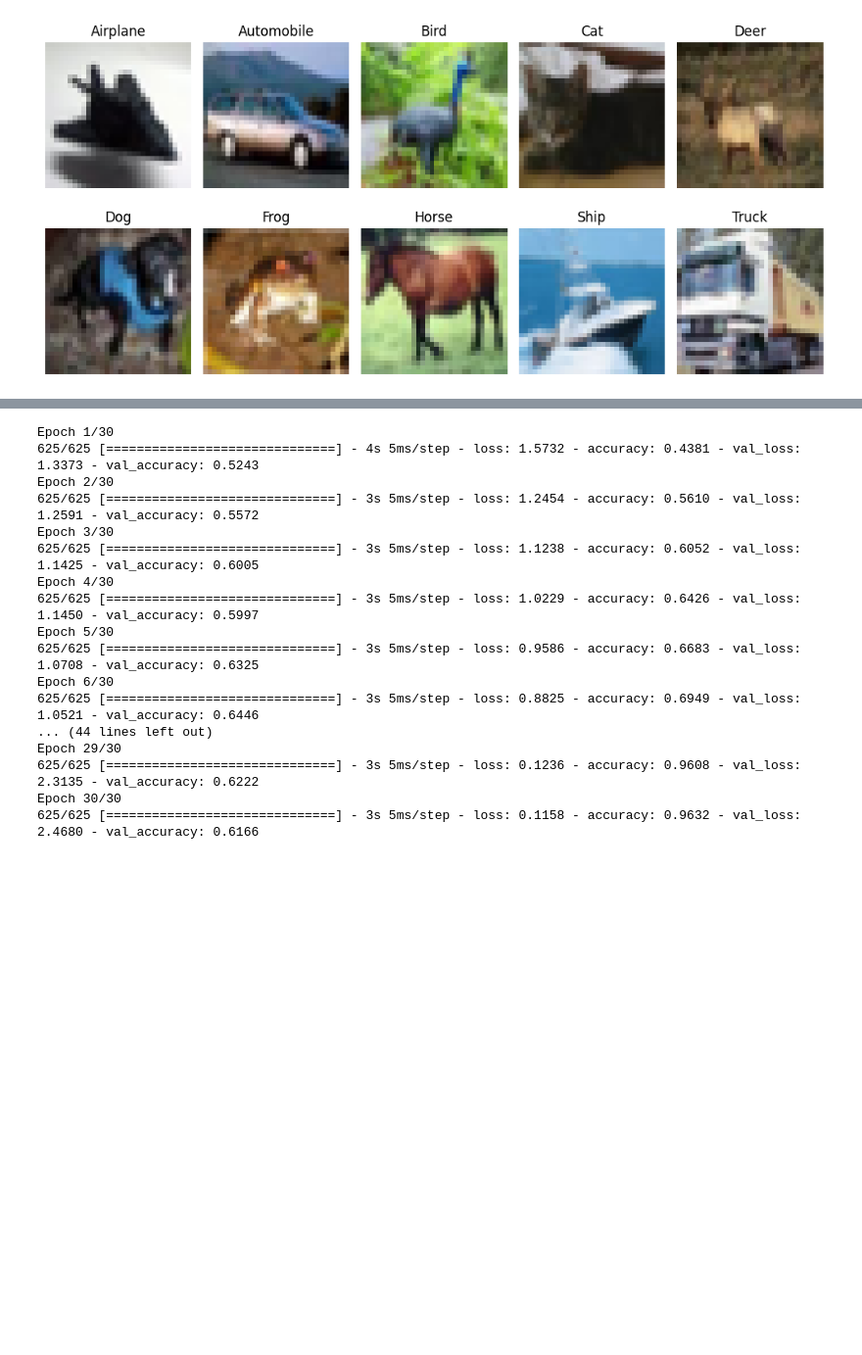
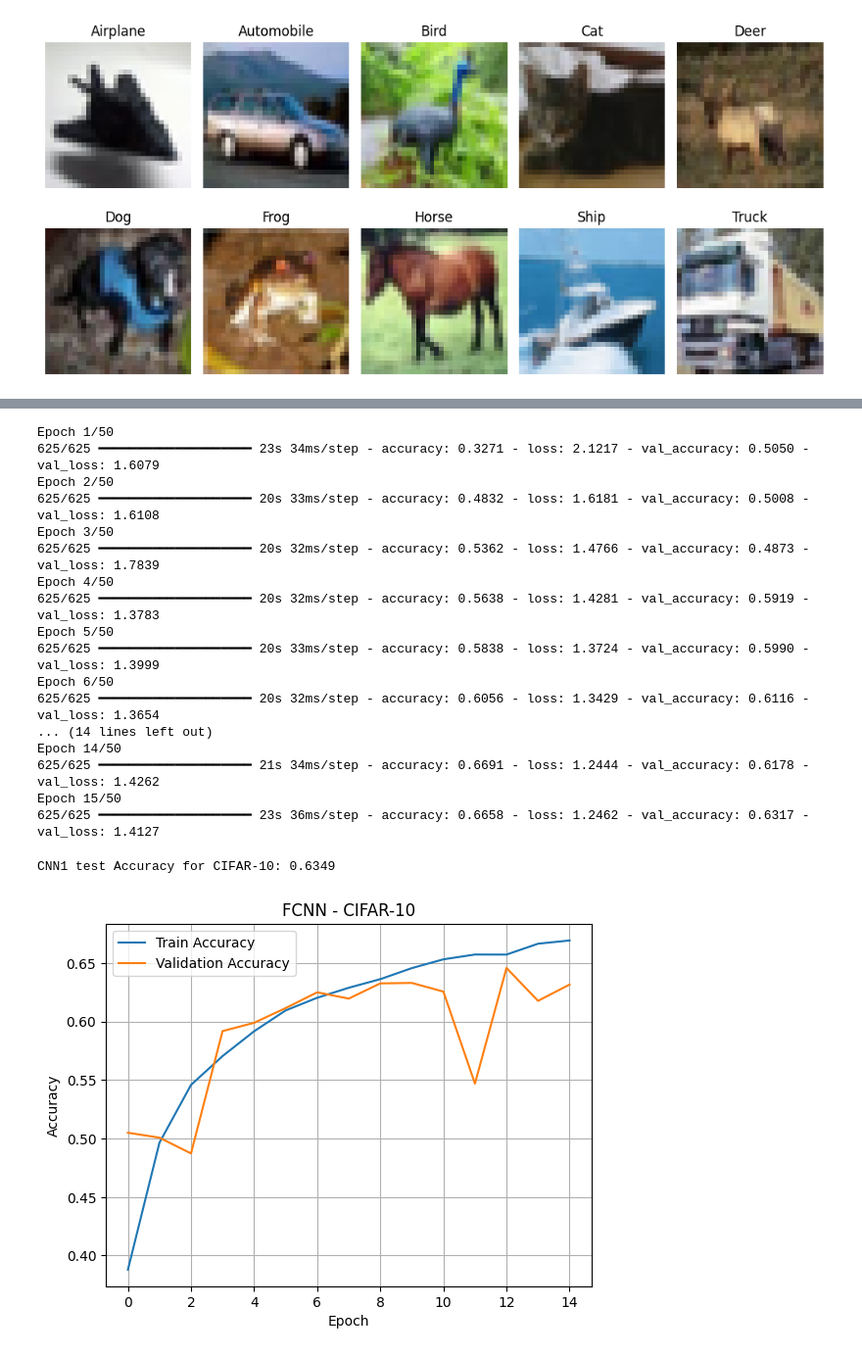
Before and after one commit to SouriRishik/DLT-Lab-Programs, a Jupyter notebook: WEEK3/230968004_Souri_Week3.ipynb, the cells around one changed output, grey strips where cells are left out. Shown at 98% size. Cells and saved outputs as stored; diff of their text form; code cells hidden in the pictures; blank space fills up the shorter version.

```diff
--- a/WEEK3/230968004_Souri_Week3.ipynb
+++ b/WEEK3/230968004_Souri_Week3.ipynb
@@ -339,33 +367,65 @@ plt.show()
 # %%
 cnn1_cifar = Sequential([
-    Conv2D(32, (5, 5), strides=1, padding='valid', activation='relu', input_shape=(32, 32, 3)),
+    Conv2D(32, (5, 5), strides=1, padding='valid', activation='relu',
+           kernel_regularizer=regularizers.l2(0.001),
+           input_shape=(32, 32, 3)),
+    BatchNormalization(),
+
     MaxPooling2D(pool_size=(2, 2), strides=2),
+
     Flatten(),
-    Dense(100, activation='relu'),
+    Dense(100, activation='relu', kernel_regularizer=regularizers.l2(0.001)),
+    Dropout(0.5),
+
     Dense(10, activation='softmax')
 ])
-
-cnn1_cifar.compile(optimizer='adam', loss='categorical_crossentropy', metrics=['accuracy'])
-
-history_cnn1_cifar = cnn1_cifar.fit(x_train_cifar, y_train_cifar_cat,
-                                    epochs=30, validation_split=0.2, batch_size=64)
+cnn1_cifar.compile(
+    optimizer=Adam(learning_rate=0.0008),
+    loss="categorical_crossentropy",
+    metrics=["accuracy"]
+)
+early_stop = EarlyStopping(monitor='val_loss', patience=6, restore_best_weights=True)
+history_cnn1_cifar = cnn1_cifar.fit(
+    x_train_cifar, y_train_cifar_cat,
+    epochs=50,
+    validation_split=0.2,
+    batch_size=64,
+    callbacks=[early_stop],
+    verbose=1
+)
 # %% [output]
-Epoch 1/30
-625/625 [==============================] - 4s 5ms/step - loss: 1.5732 - accuracy: 0.4381 - val_loss: 1.3373 - val_accuracy: 0.5243
-Epoch 2/30
-625/625 [==============================] - 3s 5ms/step - loss: 1.2454 - accuracy: 0.5610 - val_loss: 1.2591 - val_accuracy: 0.5572
-Epoch 3/30
-625/625 [==============================] - 3s 5ms/step - loss: 1.1238 - accuracy: 0.6052 - val_loss: 1.1425 - val_accuracy: 0.6005
-Epoch 4/30
-625/625 [==============================] - 3s 5ms/step - loss: 1.0229 - accuracy: 0.6426 - val_loss: 1.1450 - val_accuracy: 0.5997
-Epoch 5/30
-625/625 [==============================] - 3s 5ms/step - loss: 0.9586 - accuracy: 0.6683 - val_loss: 1.0708 - val_accuracy: 0.6325
-Epoch 6/30
-625/625 [==============================] - 3s 5ms/step - loss: 0.8825 - accuracy: 0.6949 - val_loss: 1.0521 - val_accuracy: 0.6446
-... (44 lines left out)
-Epoch 29/30
-625/625 [==============================] - 3s 5ms/step - loss: 0.1236 - accuracy: 0.9608 - val_loss: 2.3135 - val_accuracy: 0.6222
-Epoch 30/30
-625/625 [==============================] - 3s 5ms/step - loss: 0.1158 - accuracy: 0.9632 - val_loss: 2.4680 - val_accuracy: 0.6166
+Epoch 1/50
+625/625 ━━━━━━━━━━━━━━━━━━━━ 23s 34ms/step - accuracy: 0.3271 - loss: 2.1217 - val_accuracy: 0.5050 - val_loss: 1.6079
+Epoch 2/50
+625/625 ━━━━━━━━━━━━━━━━━━━━ 20s 33ms/step - accuracy: 0.4832 - loss: 1.6181 - val_accuracy: 0.5008 - val_loss: 1.6108
+Epoch 3/50
+625/625 ━━━━━━━━━━━━━━━━━━━━ 20s 32ms/step - accuracy: 0.5362 - loss: 1.4766 - val_accuracy: 0.4873 - val_loss: 1.7839
+Epoch 4/50
+625/625 ━━━━━━━━━━━━━━━━━━━━ 20s 32ms/step - accuracy: 0.5638 - loss: 1.4281 - val_accuracy: 0.5919 - val_loss: 1.3783
+Epoch 5/50
+625/625 ━━━━━━━━━━━━━━━━━━━━ 20s 33ms/step - accuracy: 0.5838 - loss: 1.3724 - val_accuracy: 0.5990 - val_loss: 1.3999
+Epoch 6/50
+625/625 ━━━━━━━━━━━━━━━━━━━━ 20s 32ms/step - accuracy: 0.6056 - loss: 1.3429 - val_accuracy: 0.6116 - val_loss: 1.3654
+... (14 lines left out)
+Epoch 14/50
+625/625 ━━━━━━━━━━━━━━━━━━━━ 21s 34ms/step - accuracy: 0.6691 - loss: 1.2444 - val_accuracy: 0.6178 - val_loss: 1.4262
+Epoch 15/50
+625/625 ━━━━━━━━━━━━━━━━━━━━ 23s 36ms/step - accuracy: 0.6658 - loss: 1.2462 - val_accuracy: 0.6317 - val_loss: 1.4127
+# %%
+test_loss, test_acc = cnn1_cifar.evaluate(x_test_cifar, y_test_cifar_cat, verbose=0)
+print(f"CNN1 test Accuracy for CIFAR-10: {test_acc:.4f}")
+# %% [output]
+CNN1 test Accuracy for CIFAR-10: 0.6349
+# %%
+plt.plot(history_cnn1_cifar.history['accuracy'], label='Train Accuracy')
+plt.plot(history_cnn1_cifar.history['val_accuracy'], label='Validation Accuracy')
+plt.title('FCNN - CIFAR-10')
+plt.xlabel('Epoch')
+plt.ylabel('Accuracy')
+plt.legend()
+plt.grid(True)
+plt.show()
+# %% [output]
+[figure, added]
 # %%
 cnn2_cifar = Sequential([
```
Also changed, not shown: parts of 7 cells of this notebook.
